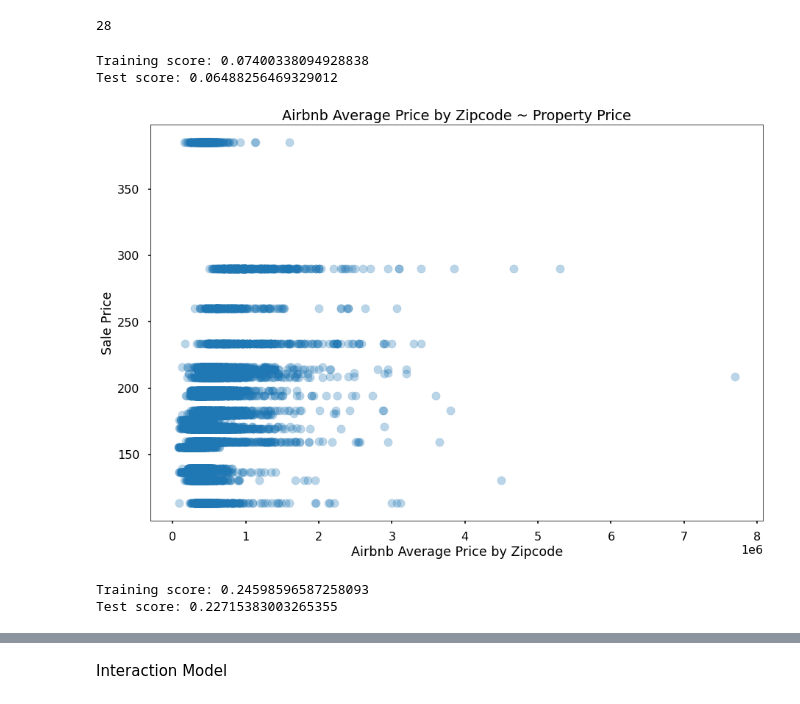
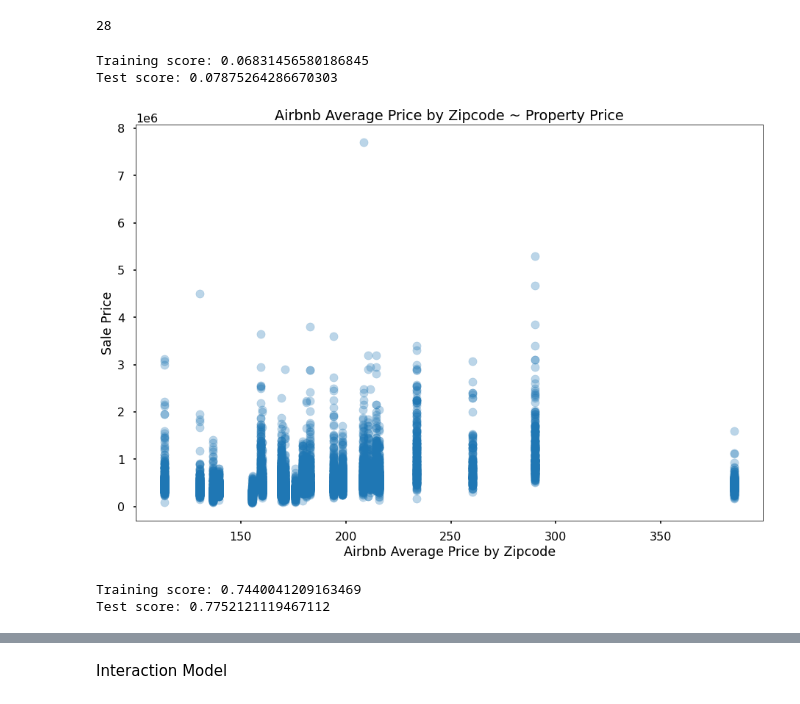
Before and after one commit to tweatherfordk/Linear-Regression-Housing-Model, a Jupyter notebook: Trystan/Airbnb Zip Code Model.ipynb, the cells around one changed output, grey strips where cells are left out. Drawn from its saved outputs; the diff is of its cells as text; code cells hidden in the pictures.

```diff
--- a/Trystan/Airbnb Zip Code Model.ipynb
+++ b/Trystan/Airbnb Zip Code Model.ipynb
@@ -141,7 +141,7 @@ plt.style.use('seaborn-poster')
 
 warnings.filterwarnings('ignore')
 # %%
-X, y = seattle_df[['airbnb_avg_price']] , seattle_df[['price_x']]
+X, y = seattle_df[['airbnb_avg_price']] , seattle_df[['house_price']]
 
 # Generate train/test sets
 X_train, X_test, y_train, y_test = train_test_split(
@@ -156,17 +156,17 @@ print(f"Training score: {multi_model.score(X_train, y_train)}")
 multi_model_score = multi_model.score(X_test, y_test)
 print(f"Test score: {multi_model.score(X_test, y_test)}")
 # %% [output]
-Training score: 0.07400338094928838
-Test score: 0.06488256469329012
+Training score: 0.06831456580186845
+Test score: 0.07875264286670303
 # %%
-plt.scatter(seattle_df.airbnb_avg_price, seattle_df.price_x, alpha=0.3)
+plt.scatter(seattle_df.airbnb_avg_price, seattle_df.house_price, alpha=0.3)
 plt.title("Airbnb Average Price by Zipcode ~ Property Price")
 plt.xlabel("Airbnb Average Price by Zipcode")
 plt.ylabel("Sale Price")
 plt.tight_layout()
 plt.show()
 # %% [output]
-[figure, old version]
+[figure, new version]
 # %%
 seattle_df.columns
 features = seattle_df[['bedrooms', 'bathrooms', 'sqft_living',
@@ -176,7 +176,7 @@ features = seattle_df[['bedrooms', 'bathrooms', 'sqft_living',
        'grade_ord', 'age', 'latitude', 'longitude',
        'airbnb_avg_price']]
 # %%
-X, y = features, seattle_df[['price_x']]
+X, y = features, seattle_df[['house_price']]
 
 # Generate train/test sets
 X_train, X_test, y_train, y_test = train_test_split(
@@ -191,7 +191,7 @@ print(f"Training score: {multi_model.score(X_train, y_train)}")
 multi_model_score = multi_model.score(X_test, y_test)
 print(f"Test score: {multi_model.score(X_test, y_test)}")
 # %% [output]
-Training score: 0.24598596587258093
-Test score: 0.22715383003265355
+Training score: 0.7440041209163469
+Test score: 0.7752121119467112
 # %%
 seattle_df.corr()
```
Also changed, not shown: parts of 20 cells of this notebook, 9 other files.
